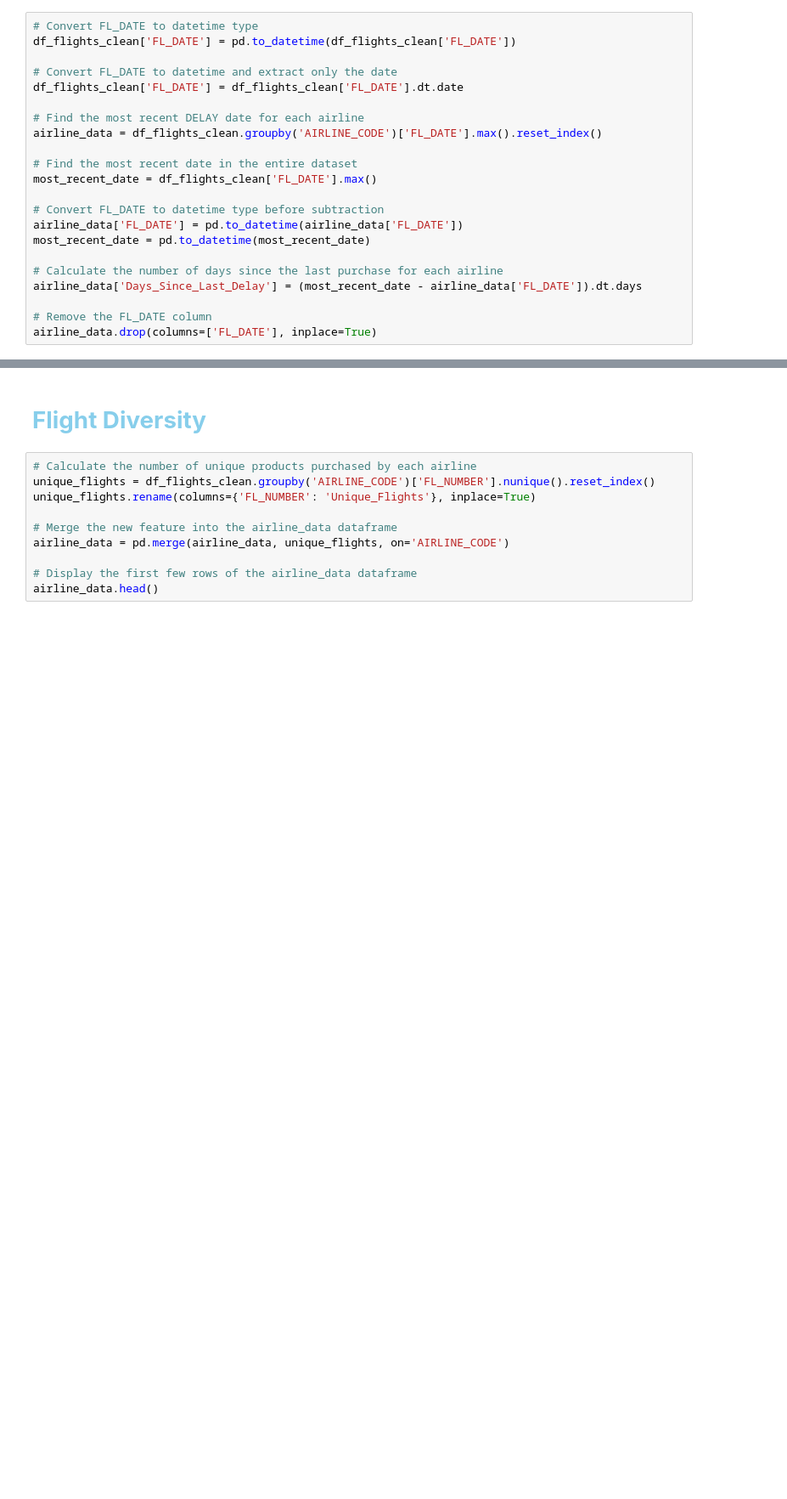
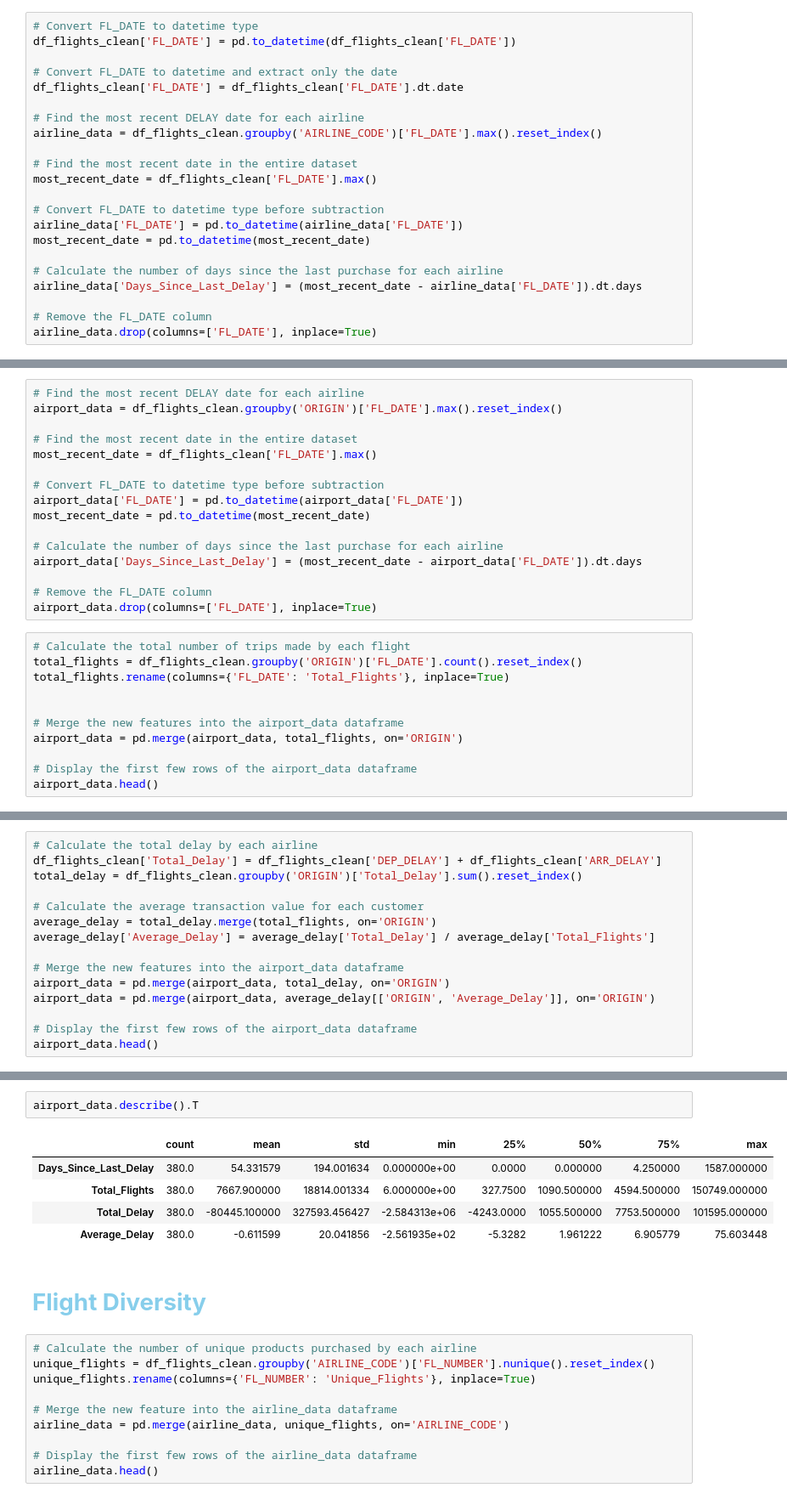
Before and after one commit to BrunoAfonso18/sdw, a Jupyter notebook: flights.ipynb, the cells around one changed output, grey strips where cells are left out. Shown: that part at 85% size. Saved outputs shown, nothing was run; the diff lists cells and outputs as text; blank space fills up the shorter version.

```diff
--- a/flights.ipynb
+++ b/flights.ipynb
@@ -179,0 +360,27 @@ airline_data.head()
+# %%
+# Find the most recent DELAY date for each airline
+airport_data = df_flights_clean.groupby('ORIGIN')['FL_DATE'].max().reset_index()
+
+# Find the most recent date in the entire dataset
+most_recent_date = df_flights_clean['FL_DATE'].max()
+
+# Convert FL_DATE to datetime type before subtraction
+airport_data['FL_DATE'] = pd.to_datetime(airport_data['FL_DATE'])
+most_recent_date = pd.to_datetime(most_recent_date)
+
+# Calculate the number of days since the last purchase for each airline
+airport_data['Days_Since_Last_Delay'] = (most_recent_date - airport_data['FL_DATE']).dt.days
+
+# Remove the FL_DATE column
+airport_data.drop(columns=['FL_DATE'], inplace=True)
+# %%
+# Calculate the total number of trips made by each flight
+total_flights = df_flights_clean.groupby('ORIGIN')['FL_DATE'].count().reset_index()
+total_flights.rename(columns={'FL_DATE': 'Total_Flights'}, inplace=True)
+
+
+# Merge the new features into the airport_data dataframe
+airport_data = pd.merge(airport_data, total_flights, on='ORIGIN')
+
+# Display the first few rows of the airport_data dataframe
+airport_data.head()
@@ -179,0 +394,15 @@ airline_data.head()
+# %%
+# Calculate the total delay by each airline
+df_flights_clean['Total_Delay'] = df_flights_clean['DEP_DELAY'] + df_flights_clean['ARR_DELAY']
+total_delay = df_flights_clean.groupby('ORIGIN')['Total_Delay'].sum().reset_index()
+
+# Calculate the average transaction value for each customer
+average_delay = total_delay.merge(total_flights, on='ORIGIN')
+average_delay['Average_Delay'] = average_delay['Total_Delay'] / average_delay['Total_Flights']
+
+# Merge the new features into the airport_data dataframe
+airport_data = pd.merge(airport_data, total_delay, on='ORIGIN')
+airport_data = pd.merge(airport_data, average_delay[['ORIGIN', 'Average_Delay']], on='ORIGIN')
+
+# Display the first few rows of the airport_data dataframe
+airport_data.head()
@@ -180,3 +416,11 @@ airline_data.head()
+# %%
+airport_data.describe().T
+# %% [output]
+|  | count | mean | std | min | 25% | 50% | 75% | max |
+| Days_Since_Last_Delay | 380.0 | 54.331579 | 194.001634 | 0.000000e+00 | 0.0000 | 0.000000 | 4.250000 | 1587.000000 |
+| Total_Flights | 380.0 | 7667.900000 | 18814.001334 | 6.000000e+00 | 327.7500 | 1090.500000 | 4594.500000 | 150749.000000 |
+| Total_Delay | 380.0 | -80445.100000 | 327593.456427 | -2.584313e+06 | -4243.0000 | 1055.500000 | 7753.500000 | 101595.000000 |
+| Average_Delay | 380.0 | -0.611599 | 20.041856 | -2.561935e+02 | -5.3282 | 1.961222 | 6.905779 | 75.603448 |
 # %% [markdown]
 # <b></span><span style='color:#87CEEB'> Flight Diversity</span></b>
 # %%
```
Also changed, not shown: parts of 25 cells of this notebook.
